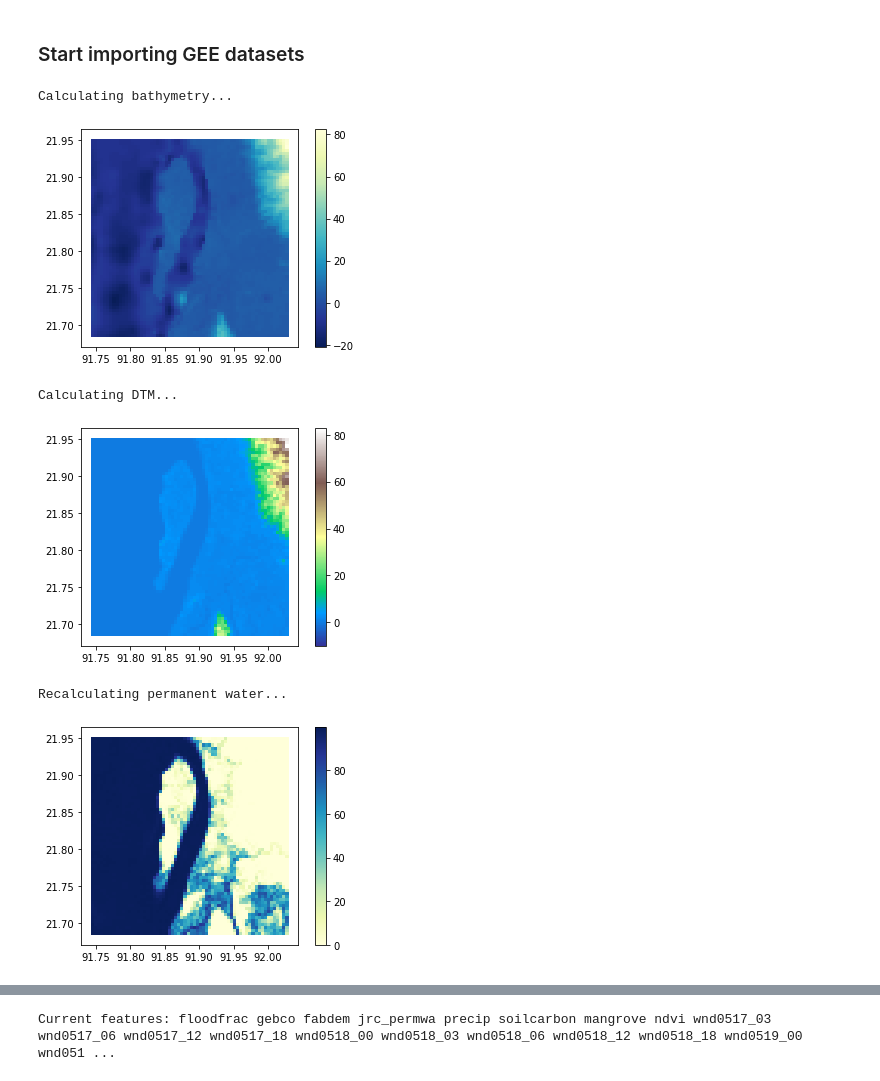
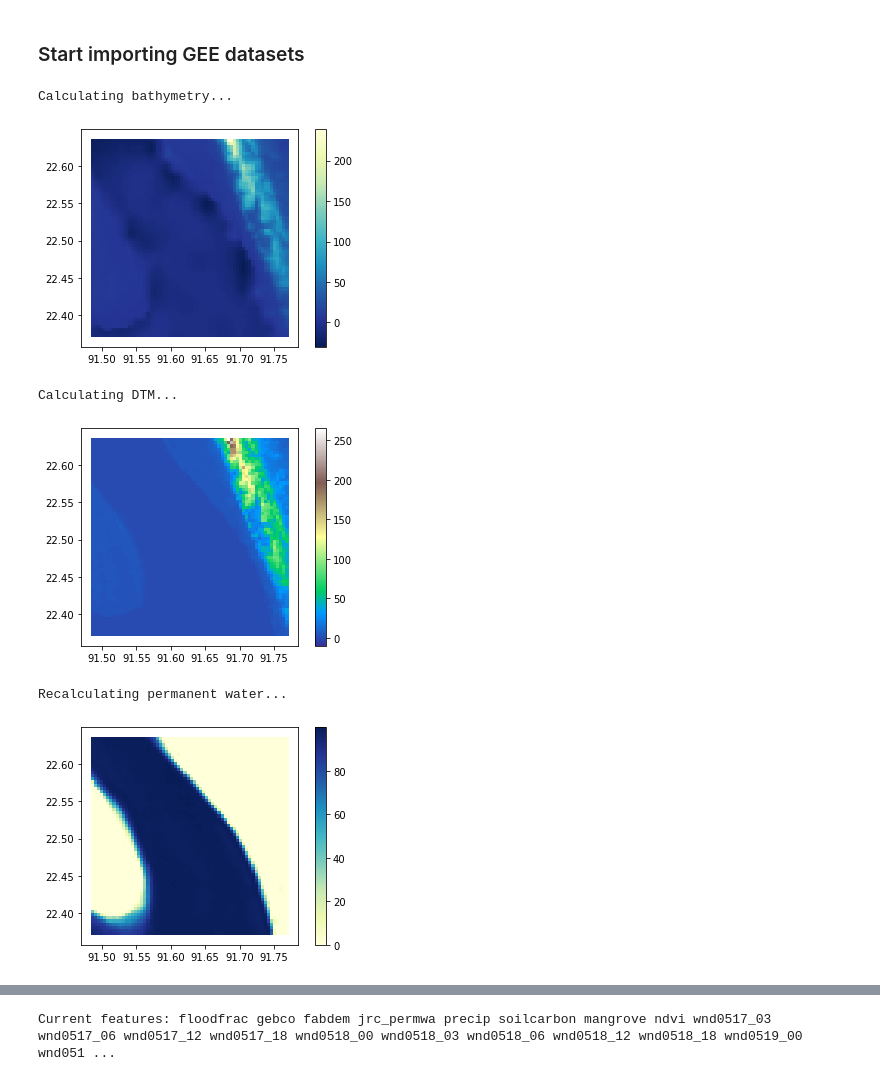
Before and after one commit to alisonpeard/hybridmodels, a Jupyter notebook: python/A. Data Acquisition.ipynb, the cells around one changed output, grey strips where cells are left out. Cells and saved outputs as stored; diff of their text form; code cells hidden in the pictures.

```diff
--- a/python/A. Data Acquisition.ipynb
+++ b/python/A. Data Acquisition.ipynb
@@ -37,11 +37,11 @@ def get_rows_and_cols(df, gridsize=1000):
 # %%
 # load general storm/aoi data
 storm = "roanu"
-region = "satkania"
-subregion = 1
+region = "chittagong"
+subregion = 2
 gridsize = 500
 stagger = 0  # staggers in (x, y) dirs, choose from {-250, 0, 250}
-recalculate = False
+recalculate = True
 mask = False
 
 # define directories
@@ -200,34 +206,34 @@ fig, ax = plt.subplots(1, 1)
 feature_gdf.plot(column='gebco', cmap="YlGnBu_r", ax=ax, legend=True);
 # %% [output]
 Calculating bathymetry...
-[figure, old version]
+[figure, new version]
 # %%
 # FABDEM DTM (from awesome-gee-community-datasets)
 feature_gdf = gpd.read_file(join(indir, f'feature_stats_{subregion}_{stagger}.shp'))
 
 if "fabdem" not in feature_gdf or recalculate:
     print("Calculating DTM...")
     elev = ee.Image(ee.ImageCollection("projects/sat-io/open-datasets/FABDEM")
         .filterBounds(aoi_ee)
         .mosaic()
         .setDefaultProjection('EPSG:4326', scale=30)
         .clip(aoi_ee)
         .unmask(-999))  # change later
 
     # Add reducer output to the Features in the collection.
     mean_elev = elev.reduceRegions(collection=grid_ee,
                                              reducer=ee.Reducer.mean(),
-                                             scale=30)
+                                             scale=100)  # 30
     elev_list = mean_elev.aggregate_array('mean').getInfo()
     feature_gdf["fabdem"] = elev_list
     feature_gdf.to_file(join(indir, f'feature_stats_{subregion}_{stagger}.shp'))
 
 # plot output
 fig, ax = plt.subplots(1, 1)
 feature_gdf.plot(column='fabdem', cmap="terrain", ax=ax, legend=True, vmin=-10);
 # %% [output]
 Calculating DTM...
-[figure, old version]
+[figure, new version]
 # %%
 # JRC permanent water dataset: 30 arcseconds (approx. 1km)
 feature_gdf = gpd.read_file(join(indir, f'feature_stats_{subregion}_{stagger}.shp'))
@@ -236,20 +242,19 @@ if "jrc_permwa" not in feature_gdf or recalculate:
     print("Recalculating permanent water...")
     jrc_permwater = (ee.Image("JRC/GSW1_3/GlobalSurfaceWater")
                      .clip(aoi_ee)
-                     .select("occurrence"))
-    jrc_permwater = jrc_permwater.unmask(0)  # set null values to zero
-    jrc_permwater.projection().getInfo()
+                     .select("occurrence")
+                     .unmask(0))
 
     # Add reducer output to the Features in the collection.
     mean_jrc_permwater = jrc_permwater.reduceRegions(collection=grid_ee,
                                              reducer=ee.Reducer.mean(),
-                                             scale=30)
+                                             scale=100)  # 30
     jrc_permwater_list = mean_jrc_permwater.aggregate_array('mean').getInfo()
     feature_gdf["jrc_permwa"] = jrc_permwater_list
 
     # slightly hack-y way of filling-in ocean
     max_pw = feature_gdf.jrc_permwa.describe()["max"]
-    pw_ix = feature_gdf[(feature_gdf['jrc_permwa']<=90) & (feature_gdf["gebco"]<-100)].index
+    pw_ix = feature_gdf[(feature_gdf['jrc_permwa']<=90) & (feature_gdf["gebco"]<-90)].index
     feature_gdf.loc[pw_ix, "jrc_permwa"] = 100
 
     # save to gdf
@@ -260,4 +265,4 @@ fig, ax = plt.subplots(1, 1)
 feature_gdf.plot(column='jrc_permwa', ax=ax, cmap="YlGnBu", legend=True);
 # %% [output]
 Recalculating permanent water...
-[figure, old version]
+[figure, new version]
```
Also changed, not shown: parts of 24 cells of this notebook, 12 other files.
